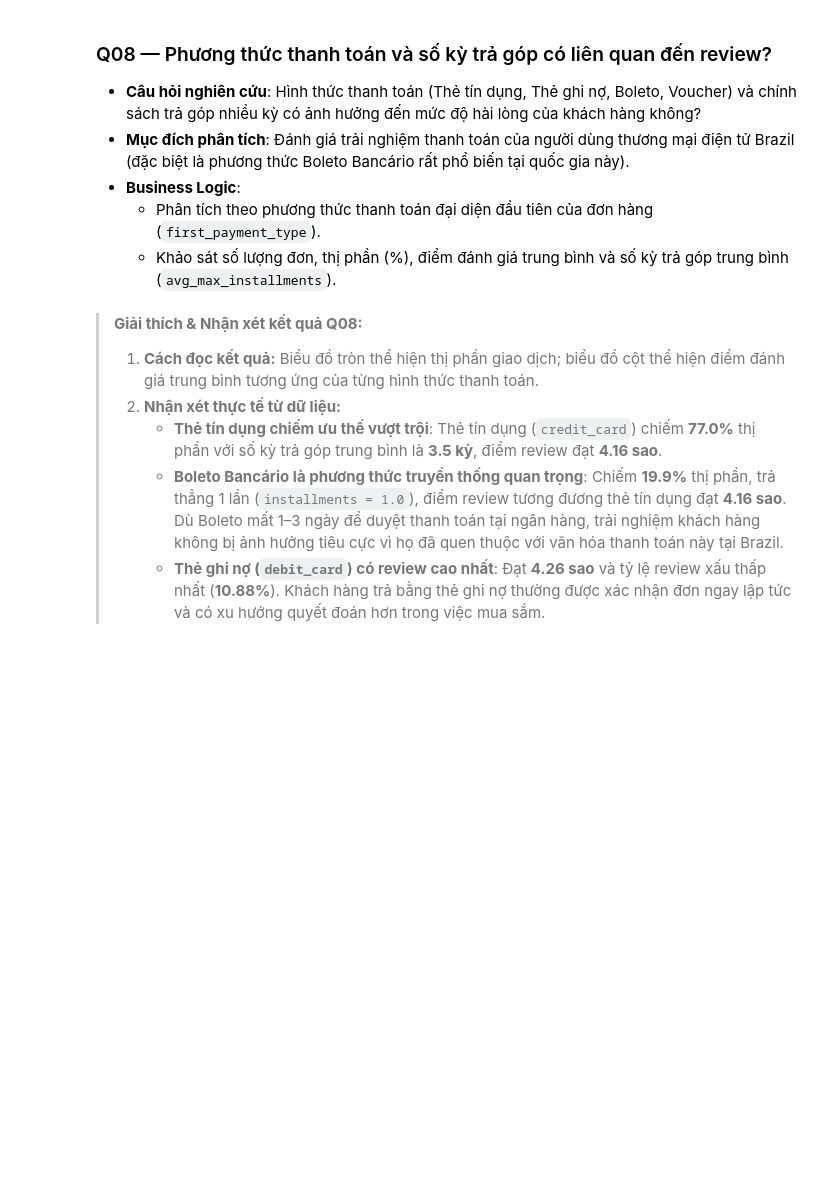
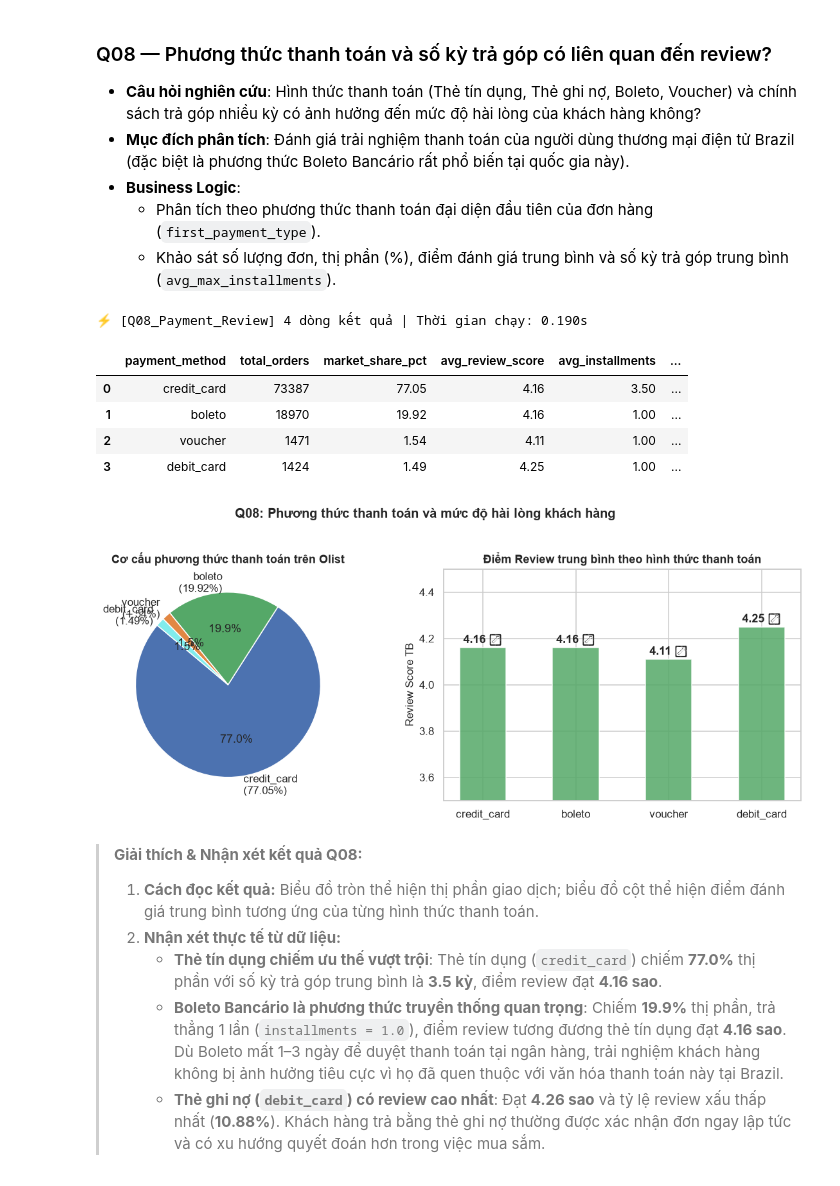
Before and after one commit to TrungTayNA/ADY291c-AI2107-Group2, a Jupyter notebook: Notebooks/03_sql.ipynb, the cells around one changed output. Saved outputs shown, nothing was run; the diff lists cells and outputs as text; code cells hidden in the pictures; blank space fills up the shorter version.

```diff
--- a/Notebooks/03_sql.ipynb
+++ b/Notebooks/03_sql.ipynb
@@ -1109,39 +1150,47 @@ sql_q08 = """
 SELECT
     first_payment_type AS payment_method,
     COUNT(*) AS total_orders,
-    ROUND(100.0 * COUNT(*) / (SELECT COUNT(*) FROM v_review_order_features WHERE first_payment_type IS NOT NULL), 2) AS market_share_pct,
+    ROUND(100.0 * COUNT(*) / (SELECT COUNT(*) FROM fact_review_order WHERE first_payment_type IS NOT NULL), 2) AS market_share_pct,
     ROUND(AVG(review_score), 2) AS avg_review_score,
     ROUND(AVG(max_installments), 1) AS avg_installments,
     ROUND(100.0 * SUM(is_low_review) / COUNT(*), 2) AS low_review_rate_pct
-FROM v_review_order_features
+FROM fact_review_order
 WHERE first_payment_type IS NOT NULL
 GROUP BY first_payment_type
 ORDER BY total_orders DESC;
 """
 df_q08 = run_query("Q08_Payment_Review", sql_q08)
 display(df_q08)
 
 # Trực quan hóa Q08
 fig, (ax1, ax2) = plt.subplots(1, 2, figsize=(11, 4.5))
 
 # Thị phần thanh toán
 labels_pay = [f"{r['payment_method']}\n({r['market_share_pct']}%)" for _, r in df_q08.iterrows()]
 ax1.pie(df_q08["total_orders"], labels=labels_pay, autopct='%1.1f%%', startangle=140,
         colors=["#4C72B0", "#55A868", "#E28743", "#81ECEC"])
 ax1.set_title("Cơ cấu phương thức thanh toán trên Olist", fontsize=12, fontweight='bold')
 
 # Điểm review theo phương thức thanh toán
 bars = ax2.bar(df_q08["payment_method"], df_q08["avg_review_score"], color="#55A868", alpha=0.85, width=0.5)
 ax2.set_title("Điểm Review trung bình theo hình thức thanh toán", fontsize=12, fontweight='bold')
 ax2.set_ylabel("Review Score TB", fontsize=11)
 ax2.set_ylim(3.5, 4.5)
 for bar in bars:
     y = bar.get_height()
     ax2.text(bar.get_x() + bar.get_width()/2., y + 0.02, f"{y:.2f} ⭐", ha='center', fontweight='bold')
 
 plt.suptitle("Q08: Phương thức thanh toán và mức độ hài lòng khách hàng", fontsize=13, fontweight='bold', y=1.02)
 plt.tight_layout()
 plt.show()
+# %% [output]
+⚡ [Q08_Payment_Review] 4 dòng kết quả | Thời gian chạy: 0.190s
+|  | payment_method | total_orders | market_share_pct | avg_review_score | avg_installments | ... |
+| 0 | credit_card | 73387 | 77.05 | 4.16 | 3.50 | ... |
+| 1 | boleto | 18970 | 19.92 | 4.16 | 1.00 | ... |
+| 2 | voucher | 1471 | 1.54 | 4.11 | 1.00 | ... |
+| 3 | debit_card | 1424 | 1.49 | 4.25 | 1.00 | ... |
+[figure, added]
 # %% [markdown]
 > **Giải thích & Nhận xét kết quả Q08:**
 > 1. **Cách đọc kết quả:** Biểu đồ tròn thể hiện thị phần giao dịch; biểu đồ cột thể hiện điểm đánh giá trung bình tương ứng của từng hình thức thanh toán.
```
Also changed, not shown: parts of 15 cells of this notebook.
